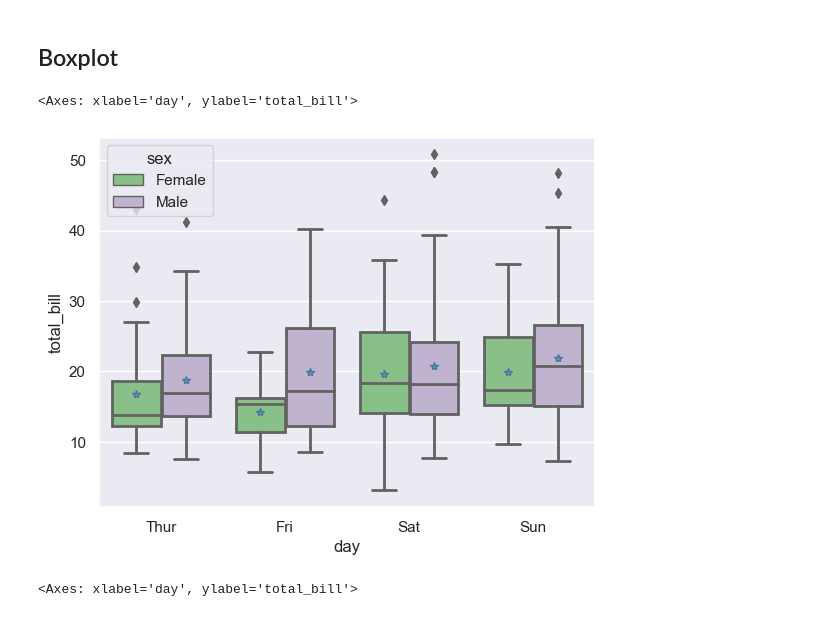
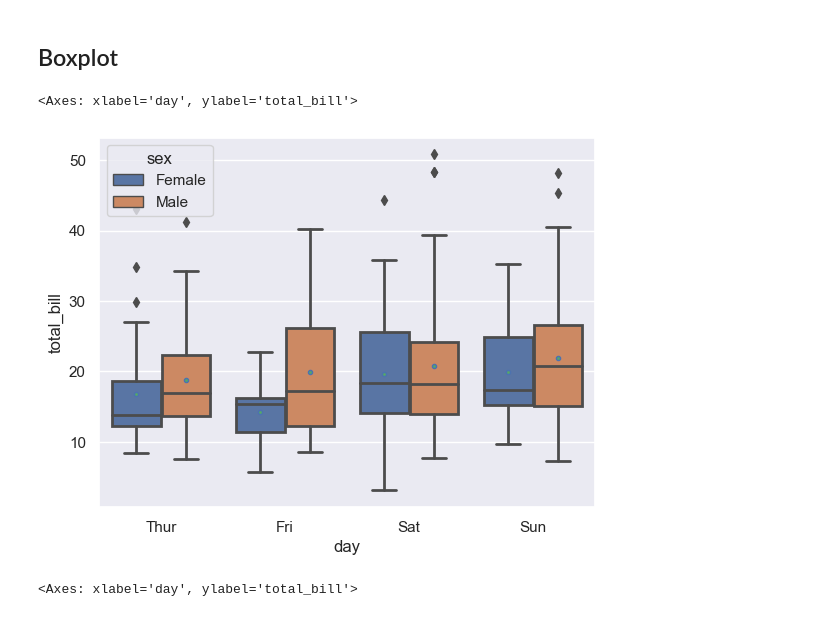
Before and after one commit to Nanda-Kiran-Royal/Learning_Seaborn, a Jupyter notebook: Seaborn.ipynb, the cells around one changed output. Drawn from its saved outputs; the diff is of its cells as text; code cells hidden in the pictures.

```diff
--- a/Seaborn.ipynb
+++ b/Seaborn.ipynb
@@ -258,10 +258,10 @@ sns.stripplot(data,x='day',y='total_bill',hue='sex',color='r',palette='Accent',l
 # %% [markdown]
 ## Boxplot
 # %%
-sns.boxplot(x='day',y='total_bill',data=data,hue='sex',palette='Accent',order = ['Thur','Fri','Sat','Sun'],showmeans=True,meanprops = {"marker":"*",'markeredgecolor':'b'},linewidth=2,orient='tbv')
+sns.boxplot(x='day',y='total_bill',data=data,hue='sex',order = ['Thur','Fri','Sat','Sun'],showmeans=True,meanprops = {"marker":".",'markeredgecolor':'b'},linewidth=2)
 # %% [output]
 <Axes: xlabel='day', ylabel='total_bill'>
-[figure, old version]
+[figure, new version]
 # %%
 sns.violinplot(x='day',y='total_bill',data=data)
 # %% [output]
```
Also changed, not shown: parts of 10 cells of this notebook.
